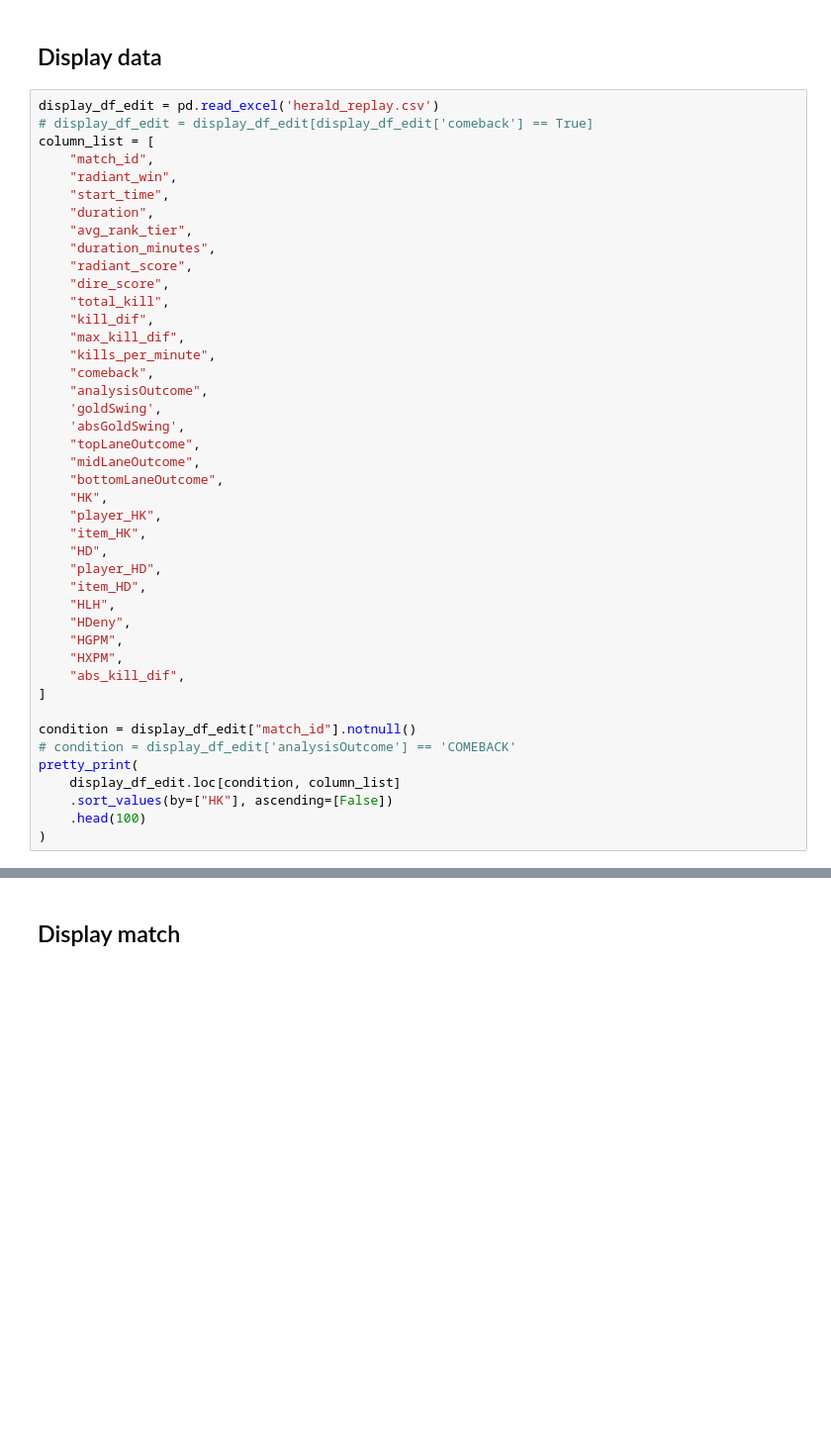
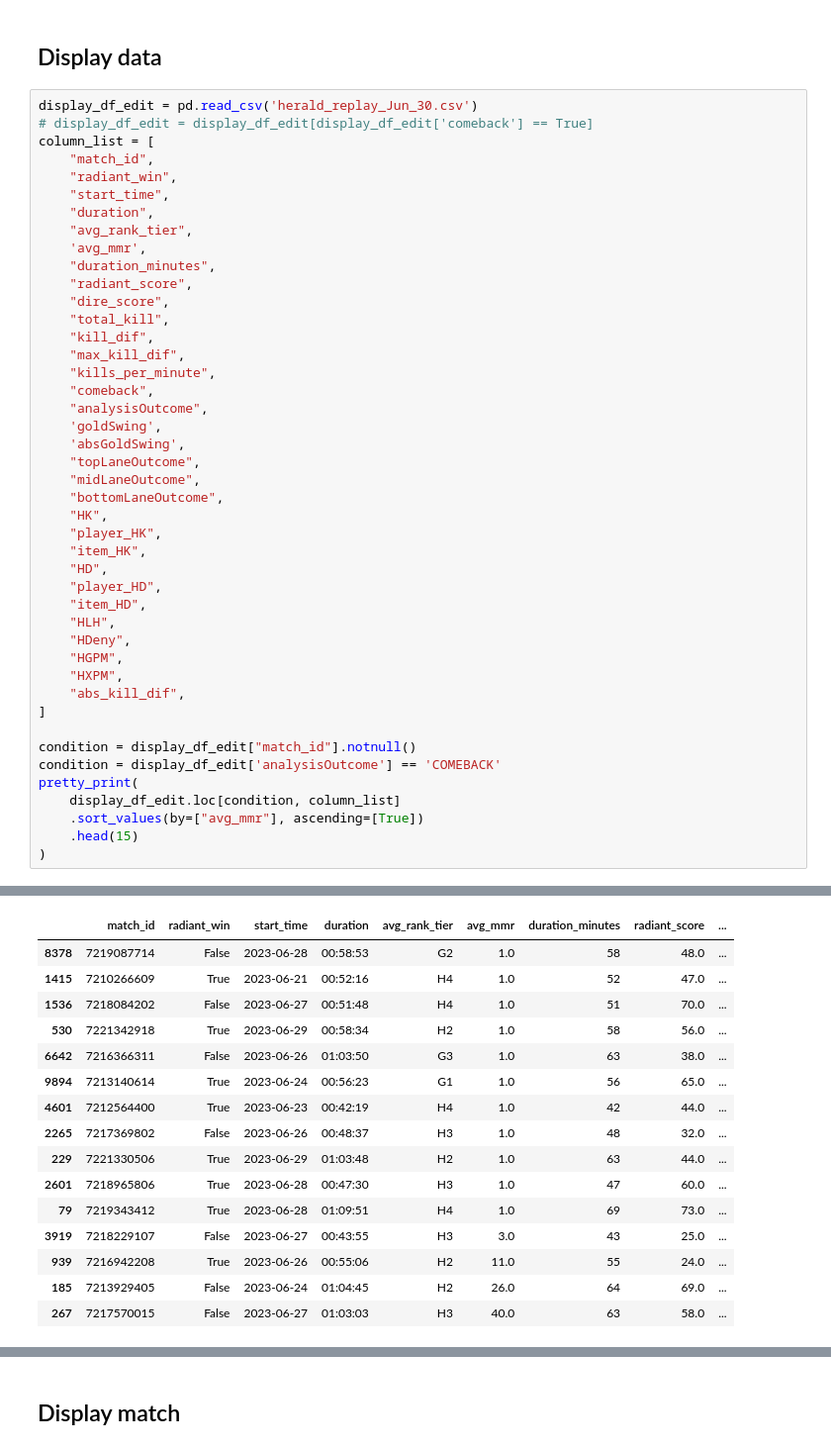
Before and after one commit to bil-lekid/HeraldReplayGet, a Jupyter notebook: main.ipynb, the cells around one changed output, grey strips where cells are left out. Shown: that part at 99% size. Cells and saved outputs as stored; diff of their text form; blank space fills up the shorter version.

```diff
--- a/main.ipynb
+++ b/main.ipynb
@@ -598,7 +676,7 @@ winsound.Beep(500, 1000)
 # %% [markdown]
 ## Display data
 # %%
-display_df_edit = pd.read_excel('herald_replay.csv')
+display_df_edit = pd.read_csv('herald_replay_Jun_30.csv')
 # display_df_edit = display_df_edit[display_df_edit['comeback'] == True]
 column_list = [
     "match_id",
@@ -606,6 +684,7 @@ column_list = [
     "start_time",
     "duration",
     "avg_rank_tier",
+    'avg_mmr',
     "duration_minutes",
     "radiant_score",
     "dire_score",
@@ -634,10 +713,10 @@ column_list = [
 ]
 
 condition = display_df_edit["match_id"].notnull()
-# condition = display_df_edit['analysisOutcome'] == 'COMEBACK'
+condition = display_df_edit['analysisOutcome'] == 'COMEBACK'
 pretty_print(
     display_df_edit.loc[condition, column_list]
-    .sort_values(by=["HK"], ascending=[False])
-    .head(100)
+    .sort_values(by=["avg_mmr"], ascending=[True])
+    .head(15)
 )
 # %% [output]
@@ -644,0 +723,16 @@ NameError: name 'display_df_edit' is not defined
+|  | match_id | radiant_win | start_time | duration | avg_rank_tier | avg_mmr | duration_minutes | radiant_score | ... |
+| 8378 | 7219087714 | False | 2023-06-28 | 00:58:53 | G2 | 1.0 | 58 | 48.0 | ... |
+| 1415 | 7210266609 | True | 2023-06-21 | 00:52:16 | H4 | 1.0 | 52 | 47.0 | ... |
+| 1536 | 7218084202 | False | 2023-06-27 | 00:51:48 | H4 | 1.0 | 51 | 70.0 | ... |
+| 530 | 7221342918 | True | 2023-06-29 | 00:58:34 | H2 | 1.0 | 58 | 56.0 | ... |
+| 6642 | 7216366311 | False | 2023-06-26 | 01:03:50 | G3 | 1.0 | 63 | 38.0 | ... |
+| 9894 | 7213140614 | True | 2023-06-24 | 00:56:23 | G1 | 1.0 | 56 | 65.0 | ... |
+| 4601 | 7212564400 | True | 2023-06-23 | 00:42:19 | H4 | 1.0 | 42 | 44.0 | ... |
+| 2265 | 7217369802 | False | 2023-06-26 | 00:48:37 | H3 | 1.0 | 48 | 32.0 | ... |
+| 229 | 7221330506 | True | 2023-06-29 | 01:03:48 | H2 | 1.0 | 63 | 44.0 | ... |
+| 2601 | 7218965806 | True | 2023-06-28 | 00:47:30 | H3 | 1.0 | 47 | 60.0 | ... |
+| 79 | 7219343412 | True | 2023-06-28 | 01:09:51 | H4 | 1.0 | 69 | 73.0 | ... |
+| 3919 | 7218229107 | False | 2023-06-27 | 00:43:55 | H3 | 3.0 | 43 | 25.0 | ... |
+| 939 | 7216942208 | True | 2023-06-26 | 00:55:06 | H2 | 11.0 | 55 | 24.0 | ... |
+| 185 | 7213929405 | False | 2023-06-24 | 01:04:45 | H2 | 26.0 | 64 | 69.0 | ... |
+| 267 | 7217570015 | False | 2023-06-27 | 01:03:03 | H3 | 40.0 | 63 | 58.0 | ... |
```
Also changed, not shown: parts of 10 cells of this notebook, 1 other file.
